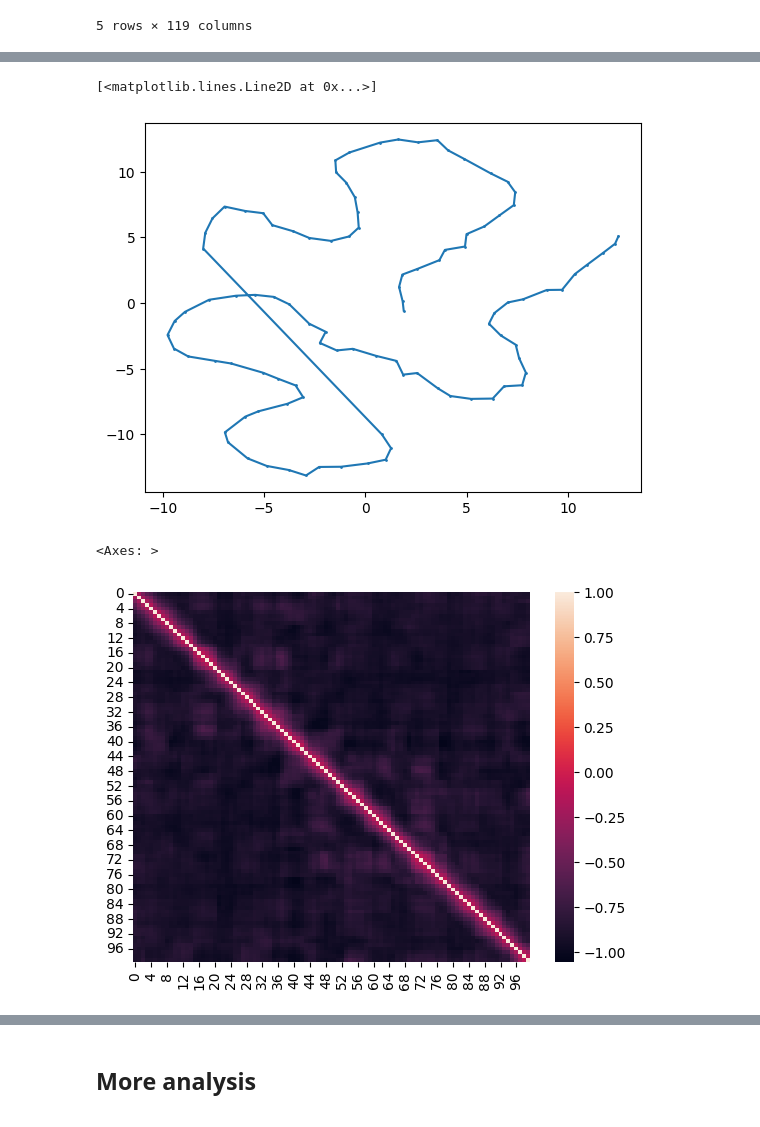
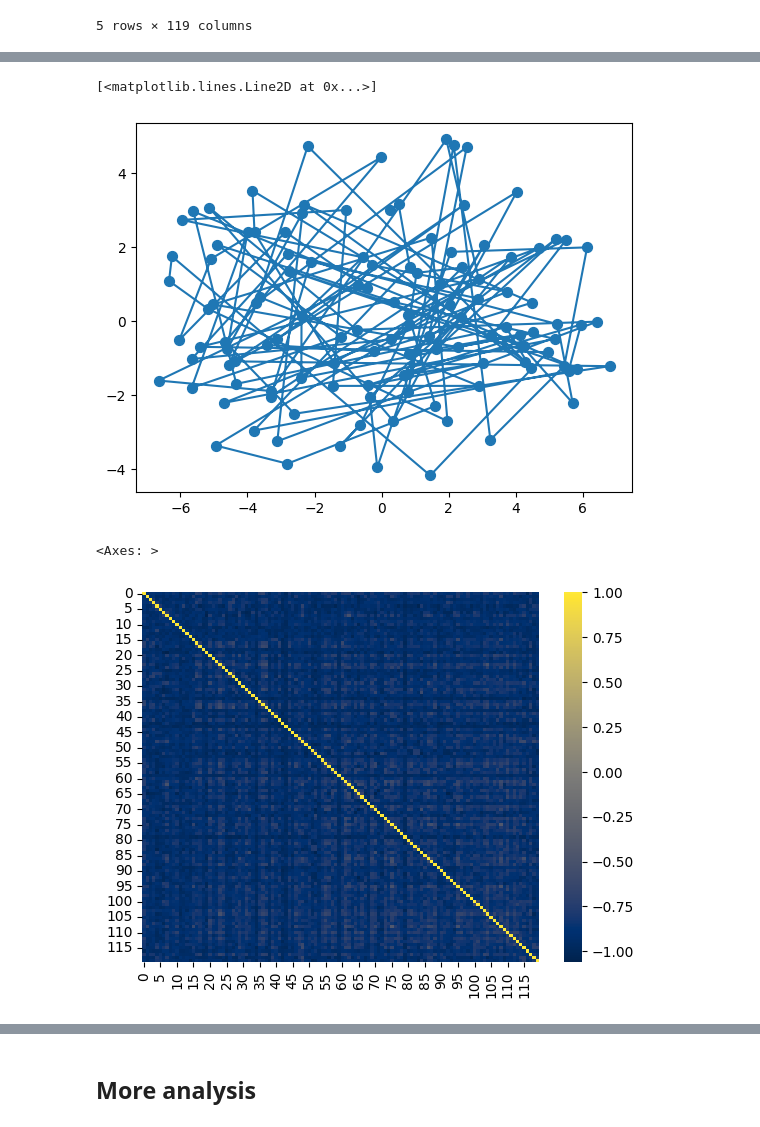
Before and after one commit to paololapo/Dynamic_FC_analysis, a Jupyter notebook: notebook.ipynb, the cells around one changed output, grey strips where cells are left out. Saved outputs shown, nothing was run; the diff lists cells and outputs as text; code cells hidden in the pictures.

```diff
--- a/notebook.ipynb
+++ b/notebook.ipynb
@@ -46,7 +46,8 @@ df.tail()
 | 1199 | 13614.111328 | 11439.223633 | 12130.485352 | 11139.552734 | 11818.432617 | 12407.934570 | 10810.071289 | 11600.670898 | 11643.098633 | 10487.114258 | ... | ... |
 5 rows × 119 columns
 # %%
-stream = dFC_stream(df, 8)
+stream = dFC_stream(df, 10)
+print(len(stream))
 
 FC_0 = stream[0]
 sn.heatmap(FC_0)
@@ -56,18 +58,18 @@ sn.heatmap(FC_0)
 # %%
 random_walk = tSNE_evolution(stream, TSNE, 2)
 
-plt.scatter(random_walk[0], random_walk[1], s=1)
+plt.scatter(random_walk[0], random_walk[1], s=50)
 plt.plot(random_walk[0], random_walk[1])
 # %% [output]
 [<matplotlib.lines.Line2D at 0x...>]
-[figure, old version]
+[figure, new version]
 # %%
 autocorrelation = dFC_matrix(stream)
 
-sn.heatmap(autocorrelation)
+sn.heatmap(autocorrelation, cmap="cividis")
 # %% [output]
 <Axes: >
-[figure, old version]
+[figure, new version]
 # %%
 dFC_distribution = autocorrelation[np.triu_indices(autocorrelation.shape[1], k=1)]
 
```
Also changed, not shown: parts of 12 cells of this notebook.
